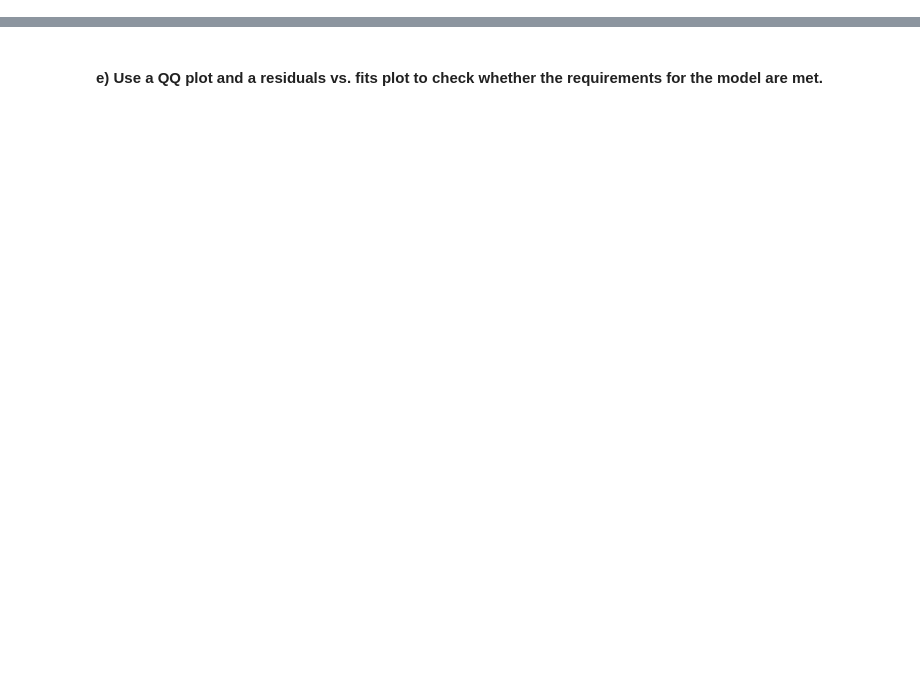
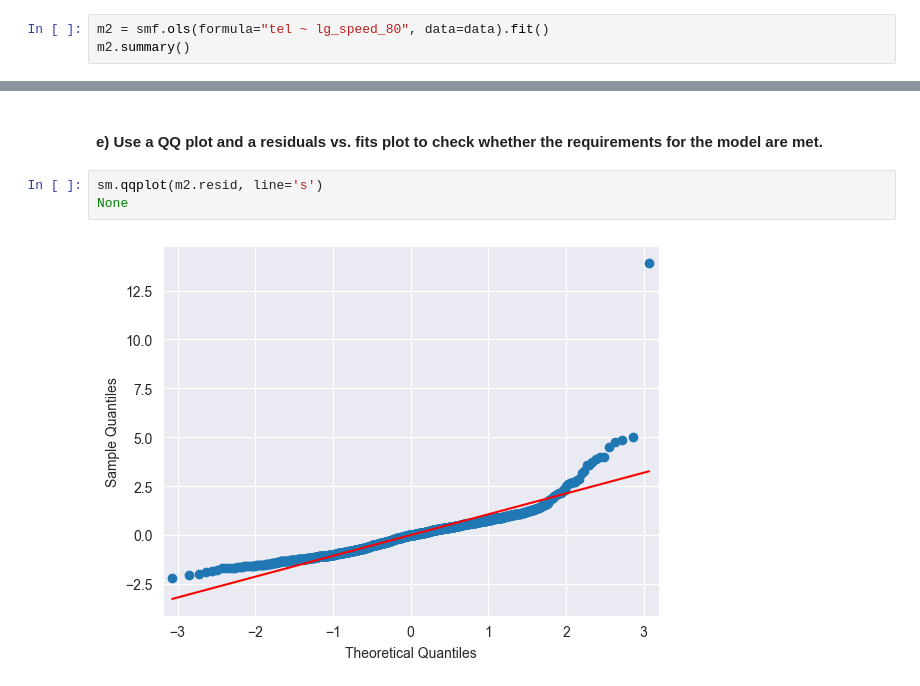
Before and after one commit to FaceEnte/Applied-Statistics, a Jupyter notebook: data/files_for_problem_sheets/sheet_15/railway2.ipynb, the cells around one changed output, grey strips where cells are left out. Saved outputs shown, nothing was run; the diff lists cells and outputs as text; blank space fills up the shorter version.

```diff
--- a/data/files_for_problem_sheets/sheet_15/railway2.ipynb
+++ b/data/files_for_problem_sheets/sheet_15/railway2.ipynb
@@ -38,2 +93,5 @@ with $a = TEL80$  and $b=30$.
 # %% [markdown]
 #### b) Fit a model with TEL as the explained variable and the transformed speed as the explanatory variable.
+# %%
+m2 = smf.ols(formula="tel ~ lg_speed_80", data=data).fit()
+m2.summary()
@@ -46,2 +129,7 @@ with $a = TEL80$  and $b=30$.
 # %% [markdown]
 #### e) Use a QQ plot and a residuals vs. fits plot to check whether the requirements for the model are met.
+# %%
+sm.qqplot(m2.resid, line='s')
+None
+# %% [output]
+[figure, added]
```
Also changed, not shown: parts of 8 cells of this notebook.
